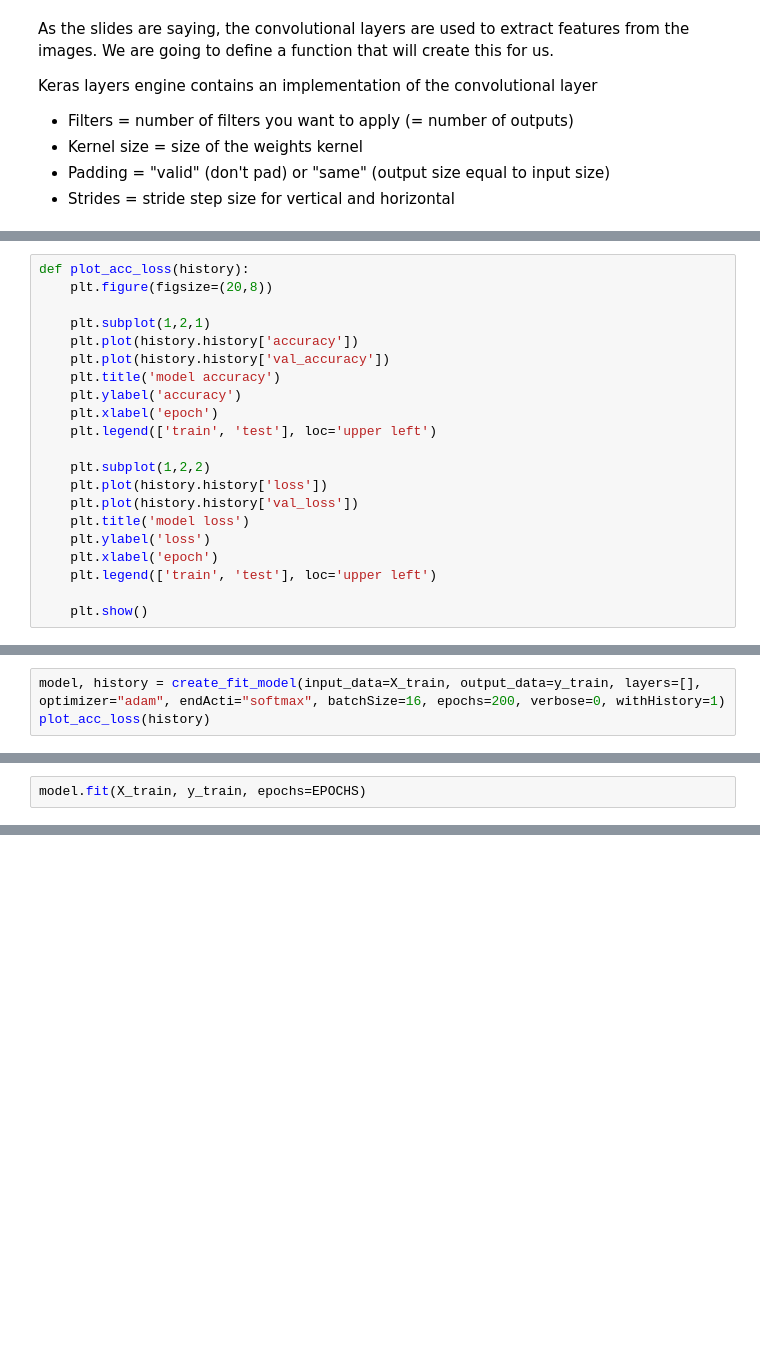
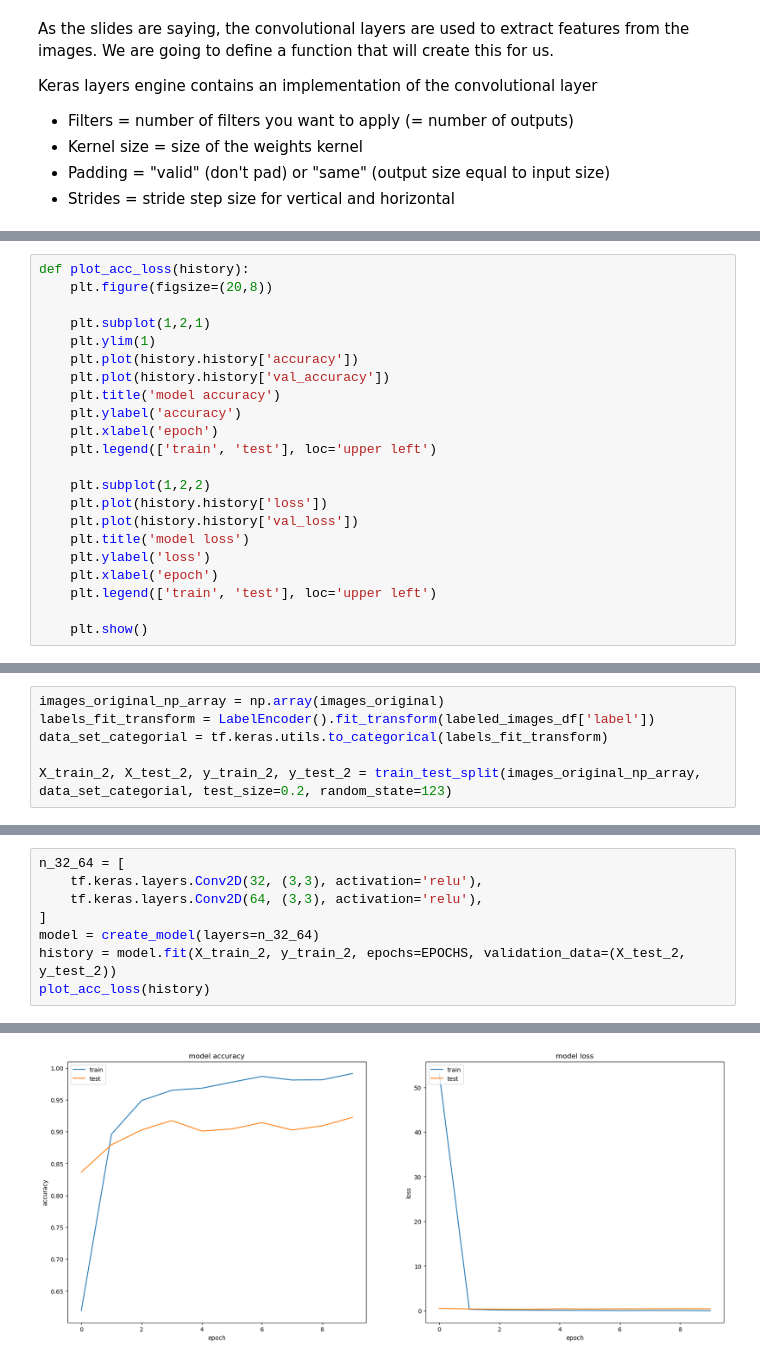
Before and after one commit to alexbejann/frisian-runes-recognition, a Jupyter notebook: MLBD-Assignment2/Part_2_CNN.ipynb, the cells around one changed output, grey strips where cells are left out. Saved outputs shown, nothing was run; the diff lists cells and outputs as text; blank space fills up the shorter version.

```diff
--- a/MLBD-Assignment2/Part_2_CNN.ipynb
+++ b/MLBD-Assignment2/Part_2_CNN.ipynb
@@ -259,6 +212,7 @@ def plot_acc_loss(history):
     plt.figure(figsize=(20,8))
 
     plt.subplot(1,2,1)
+    plt.ylim(1)
     plt.plot(history.history['accuracy'])
     plt.plot(history.history['val_accuracy'])
     plt.title('model accuracy')
@@ -306,3 +231,0 @@ def plot_acc_loss(history):
-# %%
-model, history = create_fit_model(input_data=X_train, output_data=y_train, layers=[], optimizer="adam", endActi="softmax", batchSize=16, epochs=200, verbose=0, withHistory=1)
-plot_acc_loss(history)
@@ -316,2 +231,0 @@ ValueError: in user code:
-# %%
-model.fit(X_train, y_train, epochs=EPOCHS)
@@ -343,0 +267,6 @@ Visualize the results
+# %%
+images_original_np_array = np.array(images_original)
+labels_fit_transform = LabelEncoder().fit_transform(labeled_images_df['label'])
+data_set_categorial = tf.keras.utils.to_categorical(labels_fit_transform)
+
+X_train_2, X_test_2, y_train_2, y_test_2 = train_test_split(images_original_np_array, data_set_categorial, test_size=0.2, random_state=123)
@@ -343,0 +337,9 @@ Visualize the results
+# %%
+n_32_64 = [
+    tf.keras.layers.Conv2D(32, (3,3), activation='relu'),
+    tf.keras.layers.Conv2D(64, (3,3), activation='relu'),
+]
+model = create_model(layers=n_32_64)
+history = model.fit(X_train_2, y_train_2, epochs=EPOCHS, validation_data=(X_test_2, y_test_2))
+plot_acc_loss(history)
+# %% [output]
@@ -343,0 +366 @@ Visualize the results
+[figure, added]
```
Also changed, not shown: parts of 34 cells of this notebook, 1 other file.
